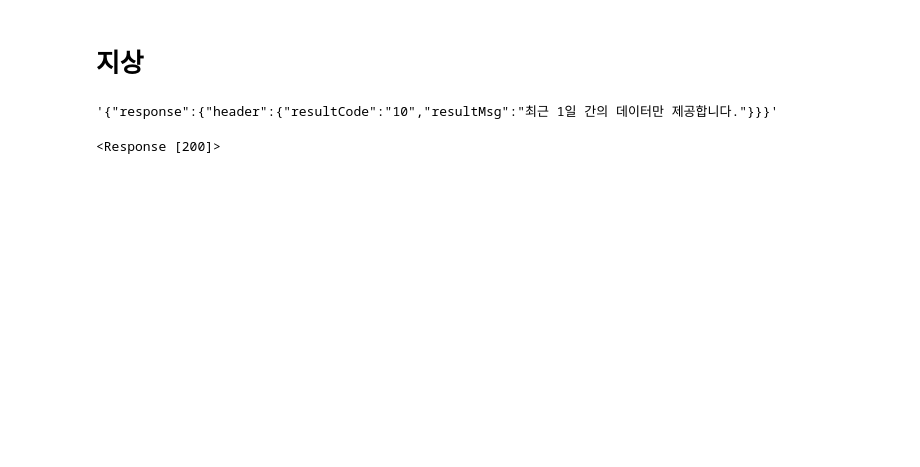
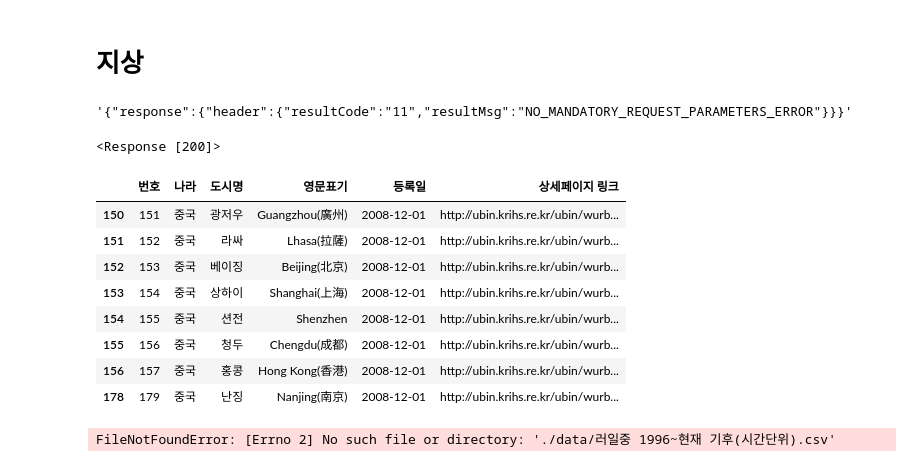
Before and after one commit to zeusryu0/kdt4_project, a Jupyter notebook: project2/세계기상 API.ipynb, the cells around one changed output. Cells and saved outputs as stored; diff of their text form; code cells hidden in the pictures; blank space fills up the shorter version.

```diff
--- a/project2/세계기상 API.ipynb
+++ b/project2/세계기상 API.ipynb
@@ -15,12 +15,30 @@ import time
 url = 'http://apis.data.go.kr/1360000/GtsInfoService/getSynop'
 key_en = 'YNeSPpyEp3Ax1Z5oYs5ORHBiZ3Ou51OKW11WzUDMIAn4flasrrYupz8qCvTXVywwMEwHrLZ17ToFV0GVr5iTAg%3D%3D'
 key_de = 'YNeSPpyEp3Ax1Z5oYs5ORHBiZ3Ou51OKW11WzUDMIAn4flasrrYupz8qCvTXVywwMEwHrLZ17ToFV0GVr5iTAg=='
-params ={'serviceKey' : key_de, 'pageNo' : '1', 'numOfRows' : '99', 'stnld' : '363', 'tm' : '201905010000','dataType':'JSON'}
+params ={'serviceKey' : key_de, 'pageNo' : '1', 'numOfRows' : '10', 'stnld' : '363', 'tm' : '202203071535','dataType':'JSON'}
 res = requests.get(url,params=params)
 res.text
 # %% [output]
-'{"response":{"header":{"resultCode":"10","resultMsg":"최근 1일 간의 데이터만 제공합니다."}}}'
+'{"response":{"header":{"resultCode":"11","resultMsg":"NO_MANDATORY_REQUEST_PARAMETERS_ERROR"}}}'
 # %%
 res
 # %% [output]
 <Response [200]>
+# %%
+df = pd.read_csv('./data/국토연구원 세계도시정보 자료(2019년)..csv',encoding='cp949')
+# %%
+df[df['나라']=='중국']
+# %% [output]
+|  | 번호 | 나라 | 도시명 | 영문표기 | 등록일 | 상세페이지 링크 |
+| 150 | 151 | 중국 | 광저우 | Guangzhou(廣州) | 2008-12-01 | http://ubin.krihs.re.kr/ubin/wurb... |
+| 151 | 152 | 중국 | 라싸 | Lhasa(拉薩) | 2008-12-01 | http://ubin.krihs.re.kr/ubin/wurb... |
+| 152 | 153 | 중국 | 베이징 | Beijing(北京) | 2008-12-01 | http://ubin.krihs.re.kr/ubin/wurb... |
+| 153 | 154 | 중국 | 상하이 | Shanghai(上海) | 2008-12-01 | http://ubin.krihs.re.kr/ubin/wurb... |
+| 154 | 155 | 중국 | 션전 | Shenzhen | 2008-12-01 | http://ubin.krihs.re.kr/ubin/wurb... |
+| 155 | 156 | 중국 | 청두 | Chengdu(成都) | 2008-12-01 | http://ubin.krihs.re.kr/ubin/wurb... |
+| 156 | 157 | 중국 | 홍콩 | Hong Kong(香港) | 2008-12-01 | http://ubin.krihs.re.kr/ubin/wurb... |
+| 178 | 179 | 중국 | 난징 | Nanjing(南京) | 2008-12-01 | http://ubin.krihs.re.kr/ubin/wurb... |
+# %%
+df2 = pd.read_csv('./data/러일중 1996~현재 기후(시간단위).csv')
+# %% [output]
+FileNotFoundError: [Errno 2] No such file or directory: './data/러일중 1996~현재 기후(시간단위).csv'
```
Also changed, not shown: 1 other file.
